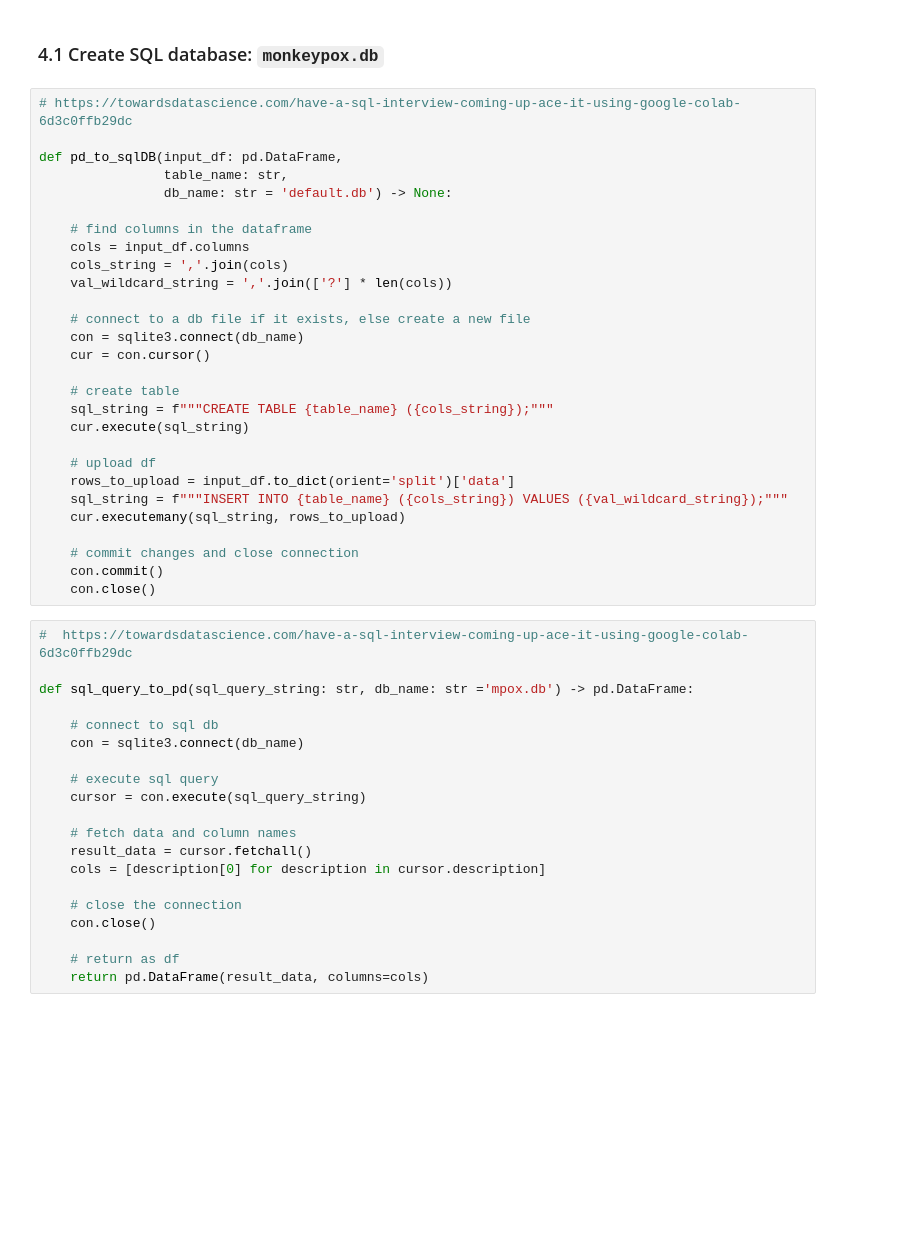
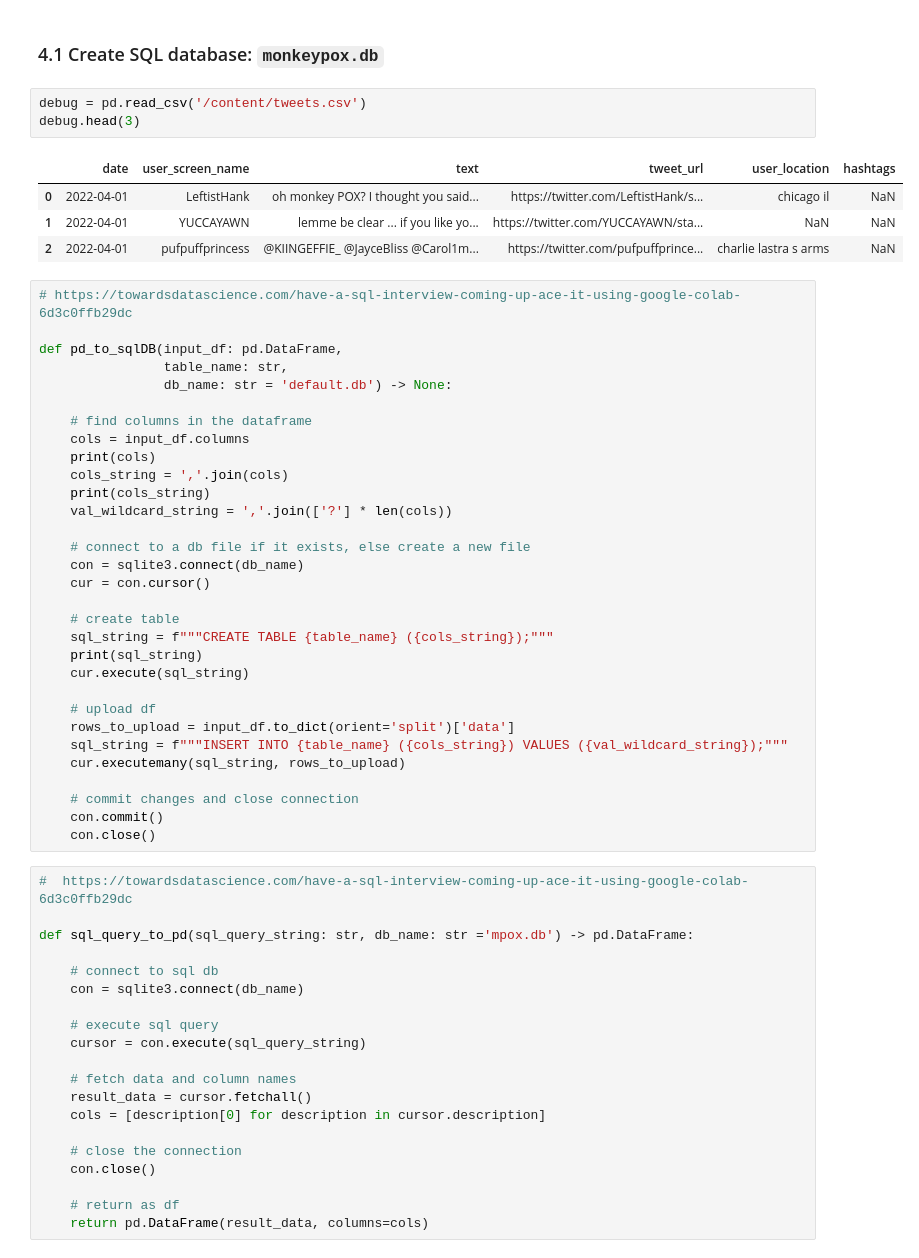
Before and after one commit to slp22/data-engineering-project, a Jupyter notebook: engineering_monkeypox_pipeline.ipynb, the cells around one changed output. Saved outputs shown, nothing was run; the diff lists cells and outputs as text; blank space fills up the shorter version.

```diff
--- a/engineering_monkeypox_pipeline.ipynb
+++ b/engineering_monkeypox_pipeline.ipynb
@@ -457,6 +515,14 @@ memory usage: 1.5+ MB
 # 4 | Storage
 # %% [markdown]
 ### 4.1  Create SQL database: `monkeypox.db`
+# %%
+debug = pd.read_csv('/content/tweets.csv')
+debug.head(3)
+# %% [output]
+|  | date | user_screen_name | text | tweet_url | user_location | hashtags |
+| 0 | 2022-04-01 | LeftistHank | oh monkey POX? I thought you said... | https://twitter.com/LeftistHank/s... | chicago il | NaN |
+| 1 | 2022-04-01 | YUCCAYAWN | lemme be clear ... if you like yo... | https://twitter.com/YUCCAYAWN/sta... | NaN | NaN |
+| 2 | 2022-04-01 | pufpuffprincess | @KIINGEFFIE_ @JayceBliss @Carol1m... | https://twitter.com/pufpuffprince... | charlie lastra s arms | NaN |
 # %%
 # https://towardsdatascience.com/have-a-sql-interview-coming-up-ace-it-using-google-colab-6d3c0ffb29dc
 
@@ -466,7 +532,9 @@ def pd_to_sqlDB(input_df: pd.DataFrame,
 
     # find columns in the dataframe
     cols = input_df.columns
+    print(cols)
     cols_string = ','.join(cols)
+    print(cols_string)
     val_wildcard_string = ','.join(['?'] * len(cols))
 
     # connect to a db file if it exists, else create a new file
@@ -475,6 +543,7 @@ def pd_to_sqlDB(input_df: pd.DataFrame,
 
     # create table
     sql_string = f"""CREATE TABLE {table_name} ({cols_string});"""
+    print(sql_string)
     cur.execute(sql_string)
 
     # upload df
```
Also changed, not shown: parts of 37 cells of this notebook.
